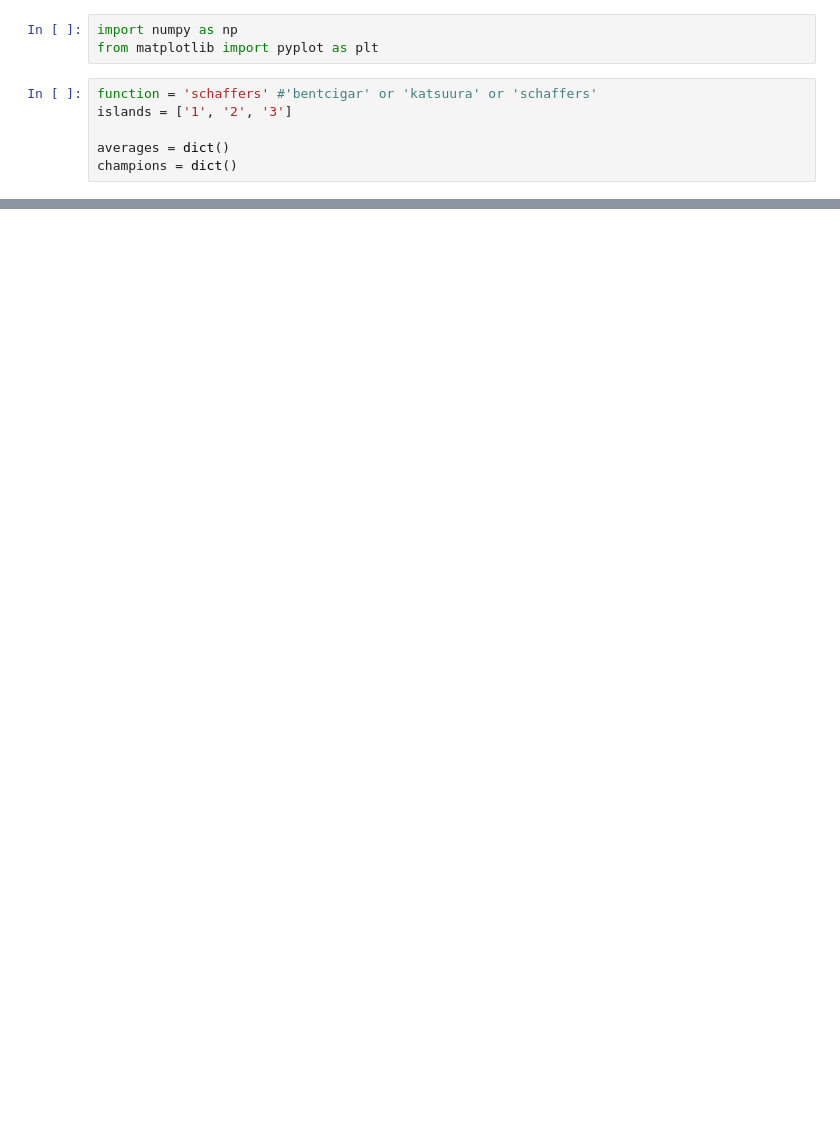
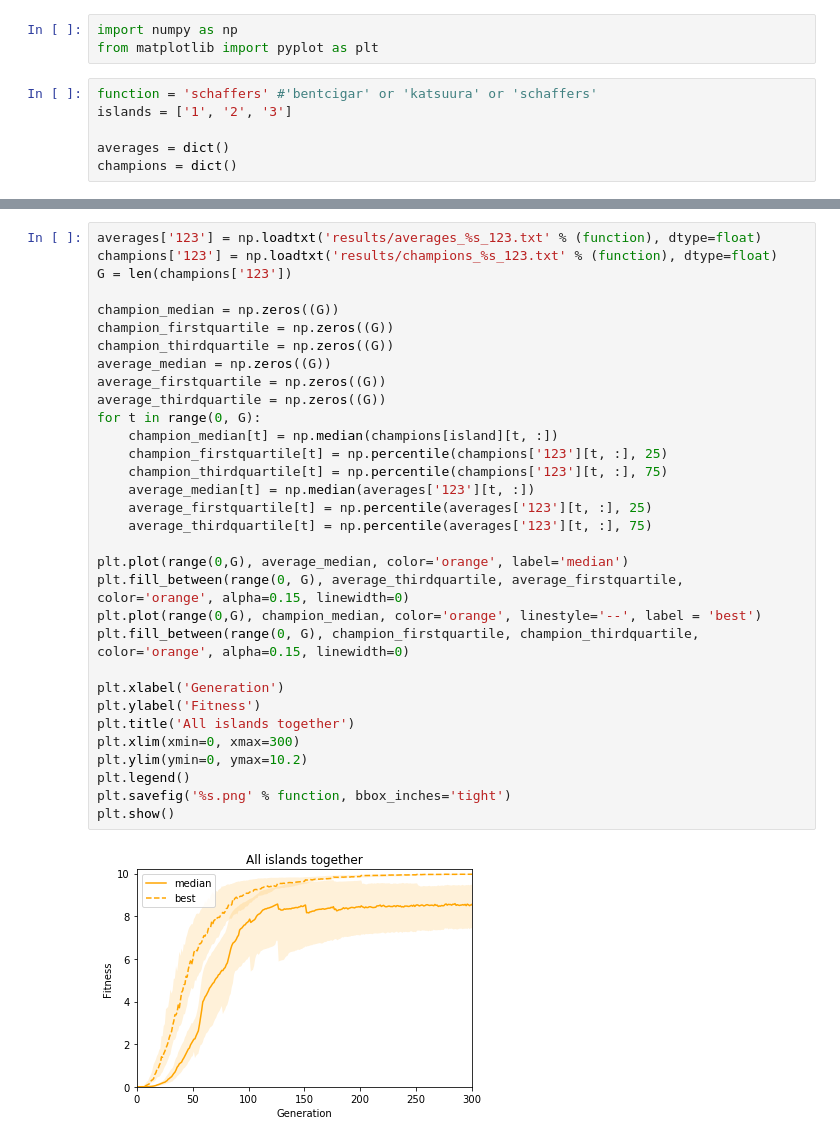
Before and after one commit to WavyV/EvoCompetent, a Jupyter notebook: Islands/Making_plots_Schaffers.ipynb, the cells around one changed output, grey strips where cells are left out. Saved outputs shown, nothing was run; the diff lists cells and outputs as text; blank space fills up the shorter version.

```diff
--- a/Islands/Making_plots_Schaffers.ipynb
+++ b/Islands/Making_plots_Schaffers.ipynb
@@ -51,0 +52,34 @@ plt.show()
+# %%
+averages['123'] = np.loadtxt('results/averages_%s_123.txt' % (function), dtype=float)
+champions['123'] = np.loadtxt('results/champions_%s_123.txt' % (function), dtype=float)
+G = len(champions['123'])
+
+champion_median = np.zeros((G))
+champion_firstquartile = np.zeros((G))
+champion_thirdquartile = np.zeros((G))
+average_median = np.zeros((G))
+average_firstquartile = np.zeros((G))
+average_thirdquartile = np.zeros((G))
+for t in range(0, G):
+    champion_median[t] = np.median(champions[island][t, :])
+    champion_firstquartile[t] = np.percentile(champions['123'][t, :], 25)
+    champion_thirdquartile[t] = np.percentile(champions['123'][t, :], 75)
+    average_median[t] = np.median(averages['123'][t, :])
+    average_firstquartile[t] = np.percentile(averages['123'][t, :], 25)
+    average_thirdquartile[t] = np.percentile(averages['123'][t, :], 75)
+
+plt.plot(range(0,G), average_median, color='orange', label='median')
+plt.fill_between(range(0, G), average_thirdquartile, average_firstquartile, color='orange', alpha=0.15, linewidth=0)
+plt.plot(range(0,G), champion_median, color='orange', linestyle='--', label = 'best')
+plt.fill_between(range(0, G), champion_firstquartile, champion_thirdquartile, color='orange', alpha=0.15, linewidth=0)
+
+plt.xlabel('Generation')
+plt.ylabel('Fitness')
+plt.title('All islands together')
+plt.xlim(xmin=0, xmax=300)
+plt.ylim(ymin=0, ymax=10.2)
+plt.legend()
+plt.savefig('%s.png' % function, bbox_inches='tight')
+plt.show()
+# %% [output]
+[figure, added]
```
Also changed, not shown: parts of 1 cell of this notebook, 15 other files.
